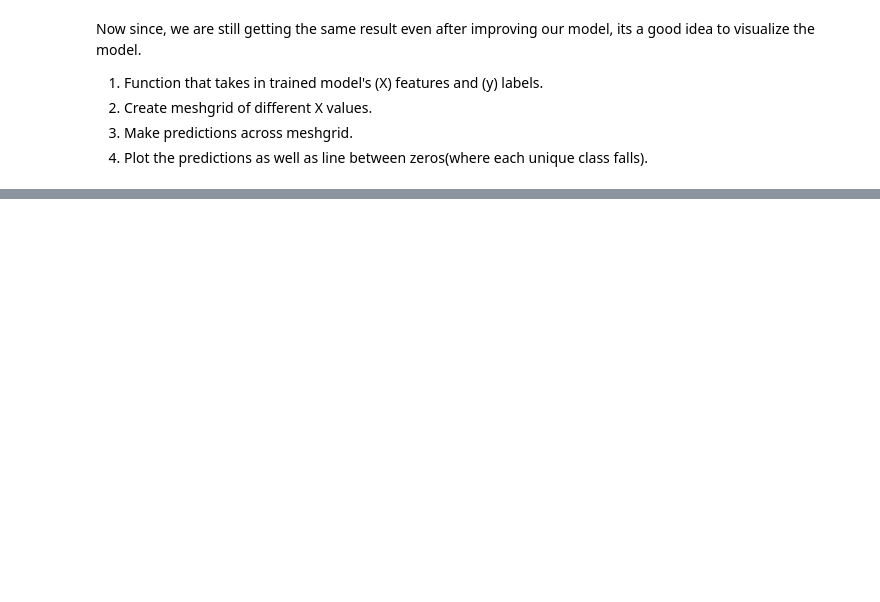
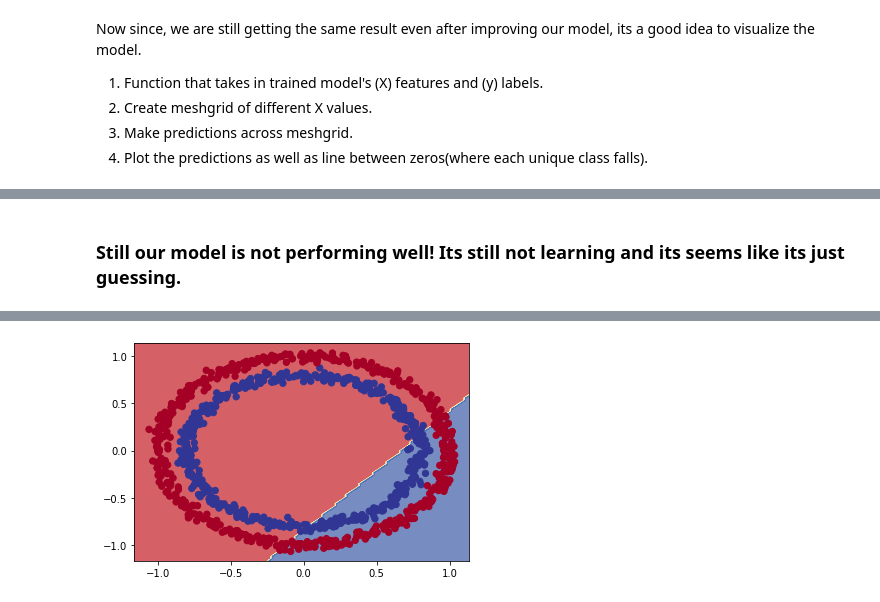
Before and after one commit to Kaushal-Top5699/classification_NN_tensorflow, a Jupyter notebook: classification_NN_tensorflow.ipynb, the cells around one changed output, grey strips where cells are left out. Cells and saved outputs as stored; diff of their text form; code cells hidden in the pictures; blank space fills up the shorter version.

```diff
--- a/classification_NN_tensorflow.ipynb
+++ b/classification_NN_tensorflow.ipynb
@@ -224,0 +305,18 @@ Multi-Class Classification
+# %% [markdown]
+### Still our model is not performing well! Its still not learning and its seems like its just guessing.
+# %%
+# Lets try increasing the number of units in our hidden layer.
+tf.random.set_seed(42)
+
+model_6 = tf.keras.Sequential([
+    tf.keras.layers.Dense(3, activation = tf.keras.activations.relu)
+])
+
+model_6.compile(loss = tf.keras.losses.BinaryCrossentropy(),
+                optimizer = tf.keras.optimizers.Adam(learning_rate = 0.001),
+                metrics = ["accuracy"])
+
+history = model_6.fit(X, y, epochs = 100)
+# %%
+plot_decision_boundary(model_6, X = X, y = y)
+# %% [output]
@@ -224,0 +325 @@ Multi-Class Classification
+[figure, added]
```
Also changed, not shown: parts of 28 cells of this notebook.
